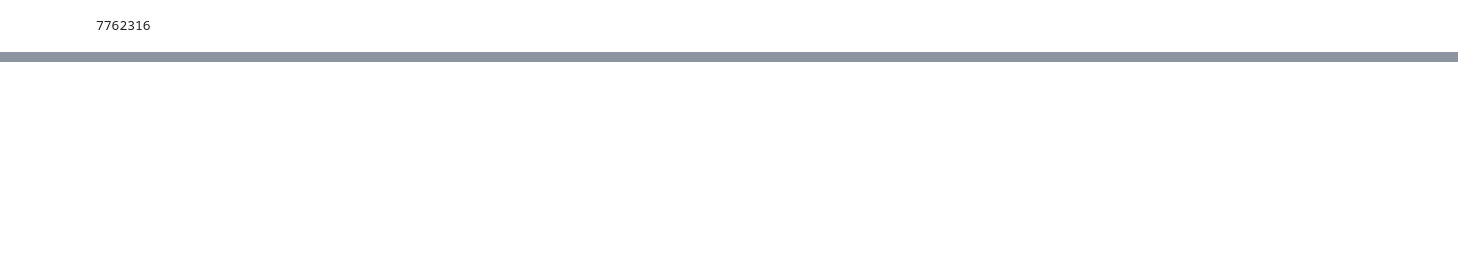
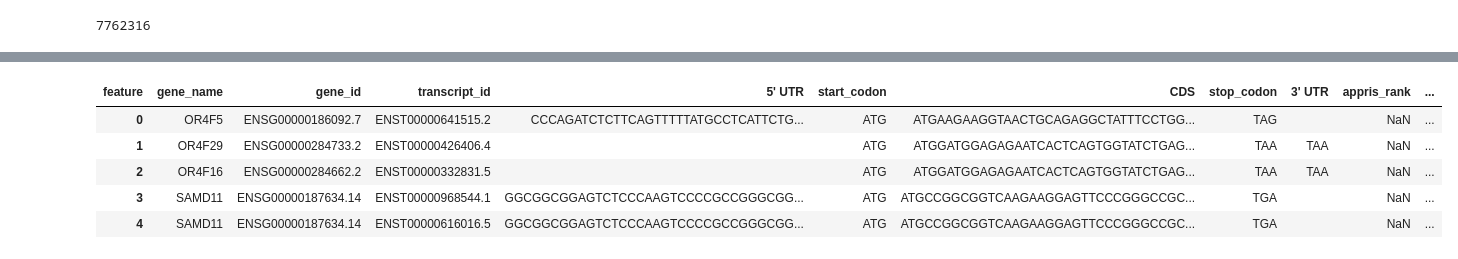
Before and after one commit to mxiimy/Predicting-Tissue-Specific-UTR, a Jupyter notebook: notebooks/initialDB.ipynb, the cells around one changed output, grey strips where cells are left out. Drawn from its saved outputs; the diff is of its cells as text; code cells hidden in the pictures; blank space fills up the shorter version.

```diff
--- a/notebooks/initialDB.ipynb
+++ b/notebooks/initialDB.ipynb
@@ -277,35 +303,40 @@ def interval_to_sequence(interval):
 
 def intervals_to_sequence(interval_string):
     """Return the sequences of intervals indicated by the coordinates. The coordinates are concatenated as the separation
     before was only due to the fact they were on different exons.
     """
     if pd.isna(interval_string) or interval_string == '':
         return ''
     return ''.join(
         interval_to_sequence(interval.strip())
         for interval in interval_string.split(';')
         if interval.strip()
     )
 
 
 sequence_cols = ["5' UTR", 'start_codon', 'CDS', 'stop_codon', "3' UTR"]
 initialDB_df = initialDB_coords_df.copy()
 for col in sequence_cols:
     initialDB_df[col] = initialDB_df[col].apply(intervals_to_sequence)
 
 # Ensure empty entries become empty string
 for col in sequence_cols:
     initialDB_df[col] = initialDB_df[col].fillna('')
 
 # Add length columns only for UTR/CDS (not start/stop codons)
 length_cols = ["5' UTR", 'CDS', "3' UTR"]
 for col in length_cols:
     initialDB_df[f"{col}_len"] = initialDB_df[col].apply(len)
 
 # initialDB_df.to_csv('../data/initialDB_sequences.csv', index=False)
 initialDB_df.head()
-
-df = initialDB_df.copy()
+# %% [output]
+| feature | gene_name | gene_id | transcript_id | 5' UTR | start_codon | CDS | stop_codon | 3' UTR | appris_rank | ... |
+| 0 | OR4F5 | ENSG00000186092.7 | ENST00000641515.2 | CCCAGATCTCTTCAGTTTTTATGCCTCATTCTG... | ATG | ATGAAGAAGGTAACTGCAGAGGCTATTTCCTGG... | TAG |  | NaN | ... |
+| 1 | OR4F29 | ENSG00000284733.2 | ENST00000426406.4 |  | ATG | ATGGATGGAGAGAATCACTCAGTGGTATCTGAG... | TAA | TAA | NaN | ... |
+| 2 | OR4F16 | ENSG00000284662.2 | ENST00000332831.5 |  | ATG | ATGGATGGAGAGAATCACTCAGTGGTATCTGAG... | TAA | TAA | NaN | ... |
+| 3 | SAMD11 | ENSG00000187634.14 | ENST00000968544.1 | GGCGGCGGAGTCTCCCAAGTCCCCGCCGGGCGG... | ATG | ATGCCGGCGGTCAAGAAGGAGTTCCCGGGCCGC... | TGA |  | NaN | ... |
+| 4 | SAMD11 | ENSG00000187634.14 | ENST00000616016.5 | GGCGGCGGAGTCTCCCAAGTCCCCGCCGGGCGG... | ATG | ATGCCGGCGGTCAAGAAGGAGTTCCCGGGCCGC... | TGA |  | NaN | ... |
 # %%
 not3 = initialDB_df[initialDB_df['CDS_len'] % 3 != 0].copy().drop(columns=["5' UTR", "3' UTR", "5' UTR_len", "3' UTR_len"])
 # %%
```
Also changed, not shown: parts of 9 cells of this notebook, 11 other files.
